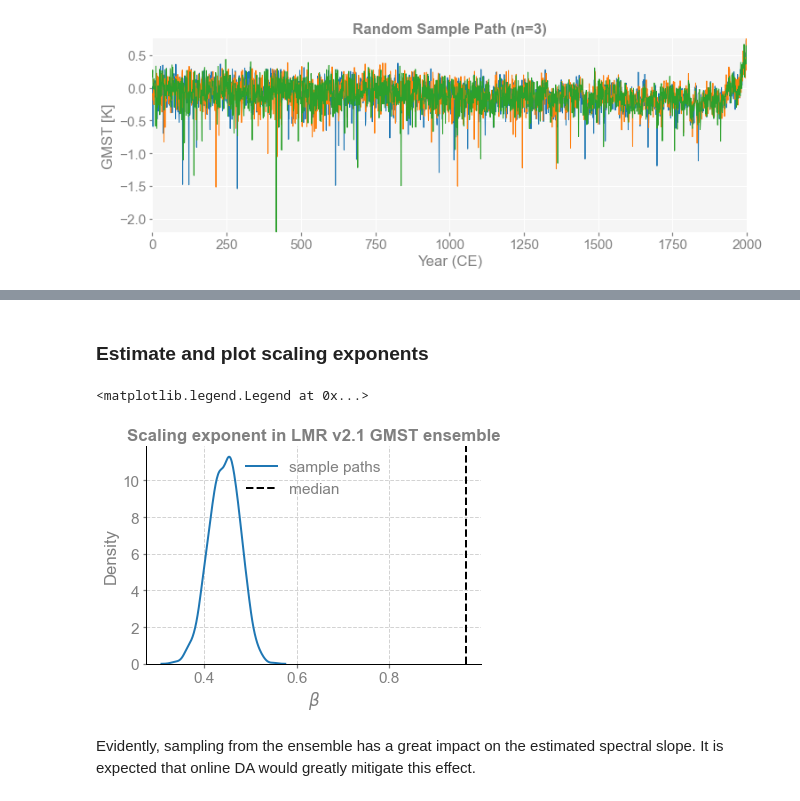
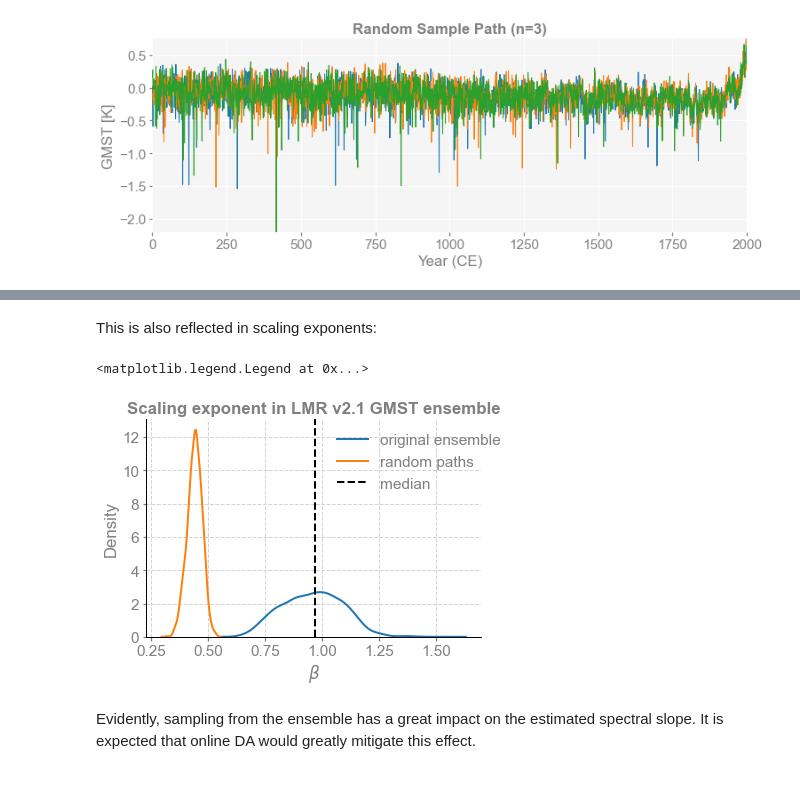
Before and after one commit to LinkedEarth/pens, a Jupyter notebook: docsrc/notebooks/spectra.ipynb, the cells around one changed output, grey strips where cells are left out. Cells and saved outputs as stored; diff of their text form; code cells hidden in the pictures.

```diff
--- a/docsrc/notebooks/spectra.ipynb
+++ b/docsrc/notebooks/spectra.ipynb
@@ -11,9 +8,7 @@ The autoreload extension is already loaded. To reload it, use:
 # %% [markdown]
 ## Load LMR 2.1 data from a local .nc file
 # %%
-# Load LMR global-mean data
-ens = pens.EnsembleTS().load_nc('./data/gmt_MCruns_ensemble_full_LMRv2.1.nc', var='gmt')
-print(ens.value.shape)
-print(ens.nt)
-print(ens.nEns)
+folder = '/Users/julieneg/Documents/Science/Research/LastMillenniumReanalysis/data/LMRv2.1/'
+ens = pens.EnsembleTS().load_nc(folder + 'gmt_MCruns_ensemble_full_LMRv2.1.nc', var='gmt')
+fig, ax = ens.plot_qs(ylabel='GMST [K]', title='LMR v2.1')
 # %% [output]
@@ -53,0 +42,10 @@ Convert the series to a pyleoclim [EnsembleSeries object](https://pyleoclim-util
+# %%
+es_orig = ens.to_pyleo()
+PSD_orig = es_orig.spectral(method='mtm') # this generate a MultiplePSD object
+# %%
+fig, ax = PSD_orig.plot_envelope(title="Spectral density of LMR2.1 GMST, original ensemble")
+esm = ens.get_median() # extract and analyze the ensemble median
+esm = esm.to_pyleo(label='LMR2.1 median')
+esm_spec = esm.spectral(method ='mtm')
+esm_beta = esm_spec.beta_est() # estimate spectral exponent
+esm_beta.plot(ax=ax)
@@ -54,3 +59,5 @@ Convert the series to a pyleoclim [EnsembleSeries object](https://pyleoclim-util
 # %%
-ps = ens.sample_random(n=1000, seed=2333)
-es = ps.to_pyleo()
+nens = ens.value.shape[1]
+ps_rnd = ens.sample_random(n=nens, seed=2333)
+es_rnd = ps_rnd.to_pyleo() # resample while preserving ensemble size
+PSD_rnd = es_rnd.spectral(method='mtm')
@@ -70,16 +102,17 @@ esm_beta.plot(ax=ax)
 # %% [markdown]
-### Estimate and plot scaling exponents
+This is  also reflected in scaling exponents:
 # %%
-import seaborn as sns
-
-es_beta = es_spec.beta_est() # estimate scaling exponents
-ax = sns.kdeplot(es_beta.beta_est_res['beta'],label='sample paths') # plot their distribution
+fig, ax = plt.subplots()
+orig_beta = PSD_orig.beta_est() # estimate scaling exponents
+rnd_beta = PSD_rnd.beta_est()
+sns.kdeplot(orig_beta.beta_est_res['beta'],label='original ensemble',ax=ax) # plot their distribution
+sns.kdeplot(rnd_beta.beta_est_res['beta'],label='random paths', ax=ax) # plot their distribution
 ax.set_xlabel(r'$\beta$')
 ax.set_title('Scaling exponent in LMR v2.1 GMST ensemble',fontweight='bold')
 ax.axvline(x=esm_beta.beta_est_res['beta'],ymin=0,ymax=10,ls='--',lw=2, color='black',label='median') # add the scaling exponent of the median trajectory
-ax.legend(loc='upper center')
+ax.legend(loc='upper right', bbox_to_anchor=(1.1, 1))
 # %% [output]
 <matplotlib.legend.Legend at 0x...>
-[figure, old version]
+[figure, new version]
 # %% [markdown]
 Evidently, sampling from the ensemble has a great impact on the estimated spectral slope. It is expected that online DA would greatly mitigate this effect.
```
Also changed, not shown: parts of 16 cells of this notebook, 1 other file.
